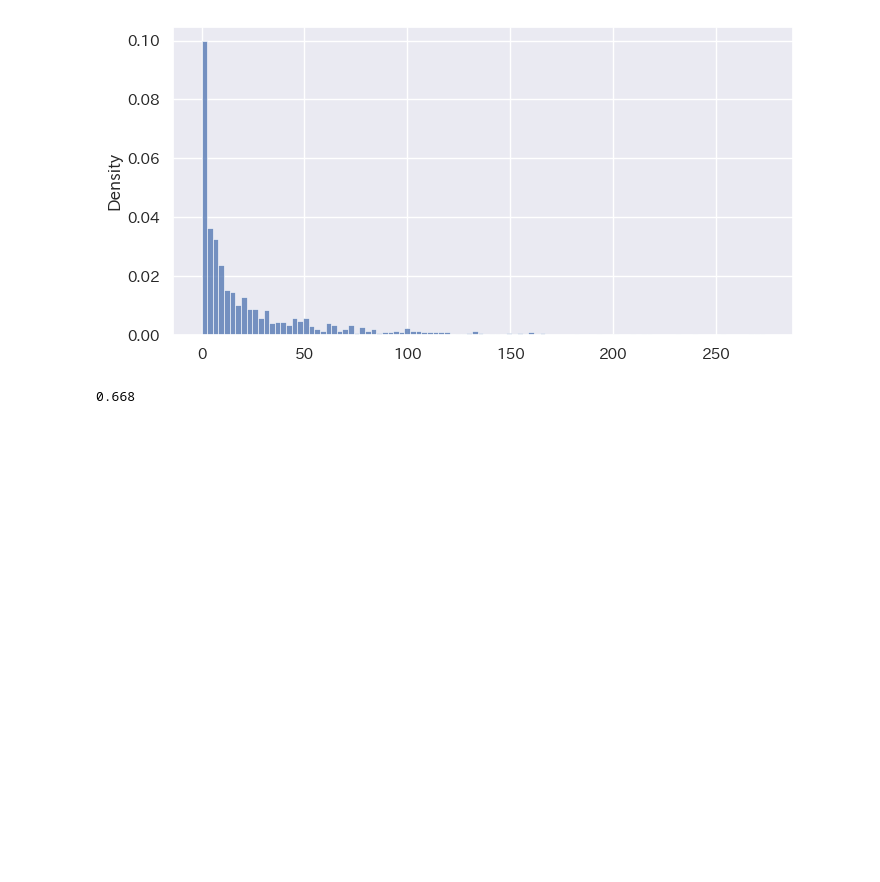
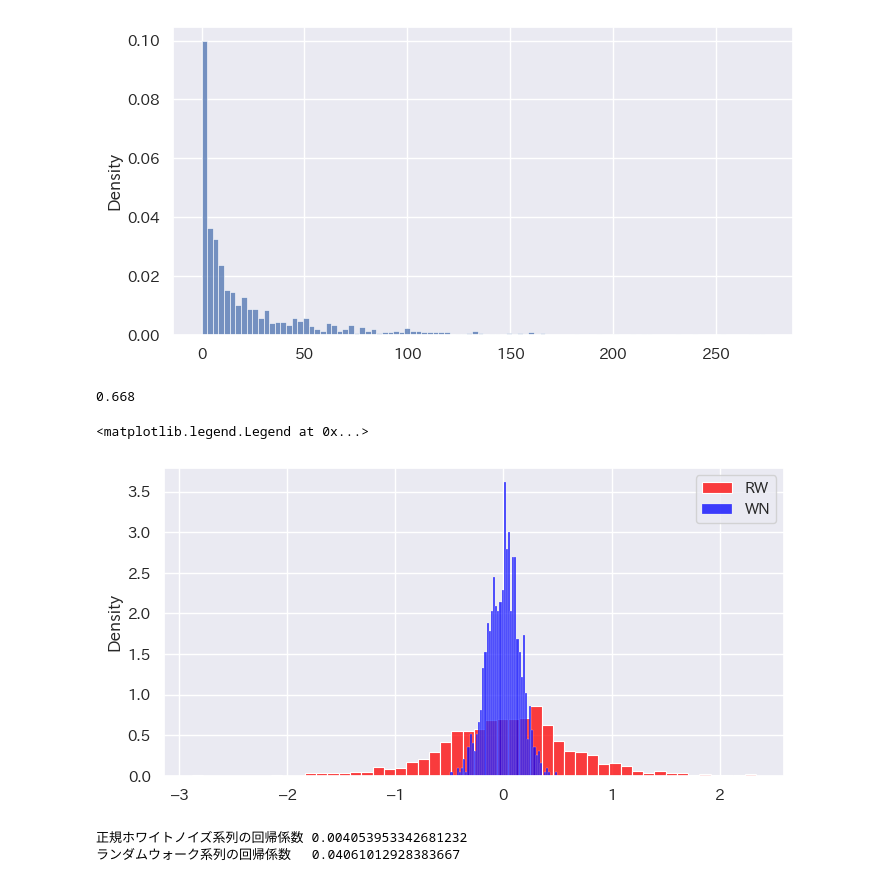
Before and after one commit to maton369/Python_Time_Series_Intro, a Jupyter notebook: 2-6-時系列データのシミュレーションと見せかけの回帰.ipynb, the cells around one changed output. Saved outputs shown, nothing was run; the diff lists cells and outputs as text; code cells hidden in the pictures; blank space fills up the shorter version.

```diff
--- a/2-6-時系列データのシミュレーションと見せかけの回帰.ipynb
+++ b/2-6-時系列データのシミュレーションと見せかけの回帰.ipynb
@@ -389,0 +444,55 @@ false_rejection_rate
+# %%
+# -------------------------------------------------------
+# 📊 回帰係数の分布比較（ホワイトノイズ vs ランダムウォーク）
+# -------------------------------------------------------
+
+# ヒストグラムを描画
+sns.histplot(
+    coef_array_rw, stat="density", label="RW", bins=50, color="red"
+)  # ランダムウォーク系列
+sns.histplot(
+    coef_array, stat="density", label="WN", bins=50, color="blue"
+)  # ホワイトノイズ系列
+
+# 凡例を追加
+plt.legend()
+
+# ✅ 解説：
+# ・赤色（RW）はランダムウォーク系列（非定常系列）の回帰係数の分布を表す。
+# ・青色（WN）はホワイトノイズ系列（定常系列）の回帰係数の分布を表す。
+#
+# 【ポイント】
+# ・ホワイトノイズ系列（WN）では、xとyが独立なので回帰係数は平均0付近に分布する。
+# ・一方、ランダムウォーク系列（RW）は非定常でトレンド成分を持つため、
+#   偶然の見かけ上の相関（spurious regression）が生じ、
+#   回帰係数が0から大きく離れた値を取る傾向がある。
+#
+# → つまり、「ランダムウォーク同士を回帰すると見かけ上の関係が生まれる」
+#    という時系列分析における重要な注意点を示している。
+# %% [output]
+<matplotlib.legend.Legend at 0x...>
+[figure, added]
+# %%
+# -------------------------------------------------------
+# 🔍 回帰係数の平均値の比較
+# -------------------------------------------------------
+
+print("正規ホワイトノイズ系列の回帰係数", np.mean(coef_array))
+print("ランダムウォーク系列の回帰係数　", np.mean(coef_array_rw))
+
+# ✅ 解説：
+# ・上の2行は、シミュレーションで得られた回帰係数（傾き）の平均値を比較している。
+#
+# 【結果の意味】
+# - 正規ホワイトノイズ系列（WN）では、xとyが独立な乱数のため、
+#   回帰係数の平均値は理論的に「0」に近くなる。
+#
+# - ランダムウォーク系列（RW）は非定常なトレンドを含むため、
+#   回帰係数の平均値が「0から大きくずれる」ことがある。
+#   これは“見かけ上の相関（spurious correlation）”の代表的な例である。
+#
+# → したがって、非定常な時系列どうしをそのまま回帰すると、
+#   統計的に意味のない関係を誤って検出する危険がある。
+# %% [output]
+正規ホワイトノイズ系列の回帰係数 0.004053953342681232
+ランダムウォーク系列の回帰係数　 0.04061012928383667
```
Also changed, not shown: parts of 1 cell of this notebook.
